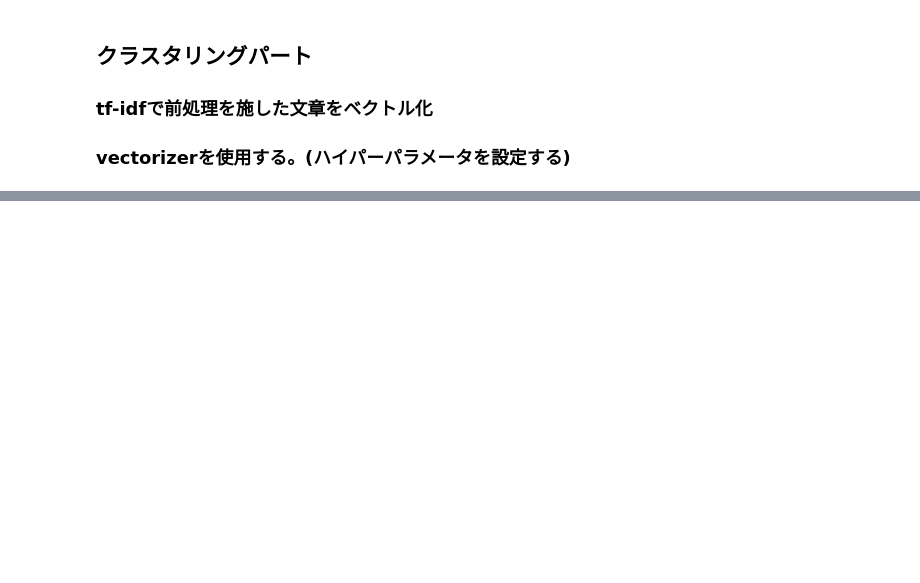
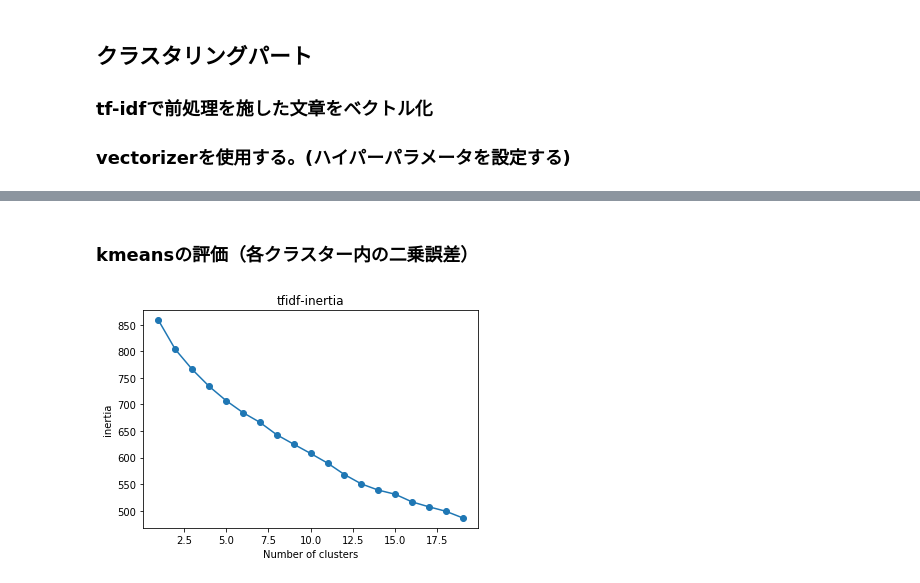
Before and after one commit to szkn/Textmining, a Jupyter notebook: day2/practice2A.ipynb, the cells around one changed output, grey strips where cells are left out. Cells and saved outputs as stored; diff of their text form; code cells hidden in the pictures; blank space fills up the shorter version.

```diff
--- a/day2/practice2A.ipynb
+++ b/day2/practice2A.ipynb
@@ -144,8 +144,12 @@ print(preprocess_documents(docs)[0][:25])
  ### vectorizerを使用する。(ハイパーパラメータを設定する)
 # %%
 pre_docs=preprocess_documents(docs)
-pre_docs=["".join(doc) for doc in pre_docs]
+pre_docs=[" ".join(doc) for doc in pre_docs]
 print(pre_docs[0])
 
-vectorizer = TfidfVectorizer(max_features=200, token_pattern=u'(?u)\\b\\w+\\b' )
+vectorizer = TfidfVectorizer(max_features=40, token_pattern=u'(?u)\\b\\w+\\b' )
+
+# fitさせる
+tf_idf = vectorizer.fit_transform(pre_docs)
+print(type(tf_idf))
 # %% [output]
@@ -152,0 +161,6 @@ asianexporterfeardamagejapanriftmountingtradefrictionjapanraisefearamongmanyasia
+# %%
+def kmeans_function(n_clusters, vec):
+    km = KMeans(n_clusters=n_clusters,random_state = 0)
+    clusters = km.fit_predict(vec)
+    inertia = km.inertia_
+    return clusters, inertia
@@ -152,0 +169,4 @@ asianexporterfeardamagejapanriftmountingtradefrictionjapanraisefearamongmanyasia
+# %%
+pred , inertia = kmeans_function(5,tf_idf)
+print(collections.Counter(pred))
+print(inertia)
@@ -156,0 +178,10 @@ tf_idf = vectorizer.fit_transform(pre_docs)
+# %%
+x=np.empty(0)
+y=np.empty(0)
+for i in range(1,20):
+    pred, inertia = kmeans_function(i, tf_idf)
+    print('Number of cluster is '+ str(i) + '-------------------------------------------')
+    print(collections.Counter(pred))
+    print(inertia)
+    x = np.append(x,i)
+    y = np.append(y,inertia)
@@ -156,0 +206,10 @@ tf_idf = vectorizer.fit_transform(pre_docs)
+# %% [markdown]
+### kmeansの評価（各クラスター内の二乗誤差）
+# %%
+plt.plot(x, y, marker='o')
+plt.xlabel('Number of clusters')
+plt.ylabel('inertia')
+plt.title("tfidf-inertia")
+plt.show()
+# %% [output]
+[figure, added]
```
Also changed, not shown: parts of 12 cells of this notebook.
